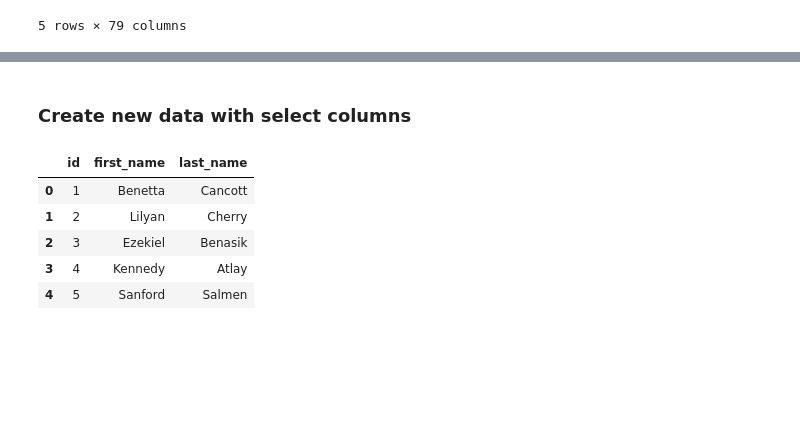
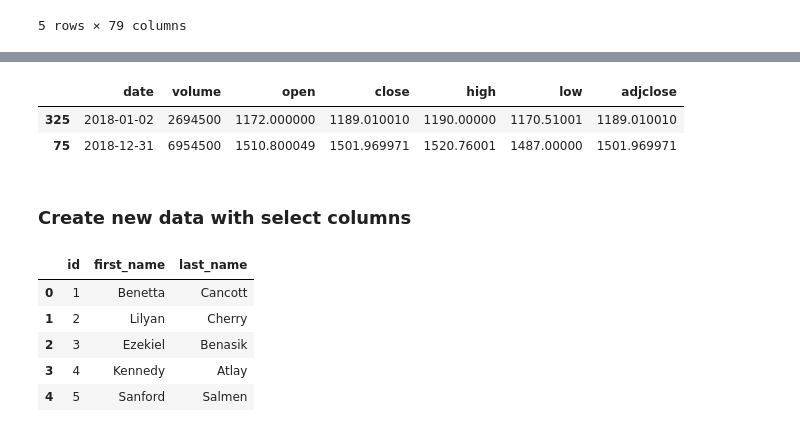
Before and after one commit to jamesblee86/ETL-Project, a Jupyter notebook: ETL_Homework.ipynb, the cells around one changed output, grey strips where cells are left out. Saved outputs shown, nothing was run; the diff lists cells and outputs as text; code cells hidden in the pictures; blank space fills up the shorter version.

```diff
--- a/ETL_Homework.ipynb
+++ b/ETL_Homework.ipynb
@@ -18,3 +29,12 @@ fundamentals_data_df.head()
+# %%
+amazon_by_price_df = amazon_prices_data_df.loc[amazon_prices_data_df['date'] == "2018-01-02"]
+amazon_ey_price_df = amazon_prices_data_df.loc[amazon_prices_data_df['date'] == "2018-12-31"]
+amazon_by_ey_price_df = amazon_by_price_df.append(amazon_ey_price_df)
+amazon_by_ey_price_df
+# %% [output]
+|  | date | volume | open | close | high | low | adjclose |
+| 325 | 2018-01-02 | 2694500 | 1172.000000 | 1189.010010 | 1190.00000 | 1170.51001 | 1189.010010 |
+| 75 | 2018-12-31 | 6954500 | 1510.800049 | 1501.969971 | 1520.76001 | 1487.00000 | 1501.969971 |
 # %% [markdown]
 ### Create new data with select columns
 # %%
```
Also changed, not shown: parts of 3 cells of this notebook.
